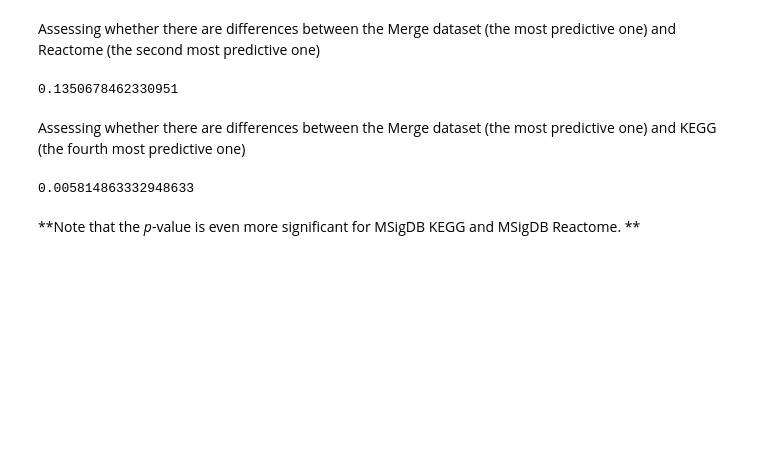
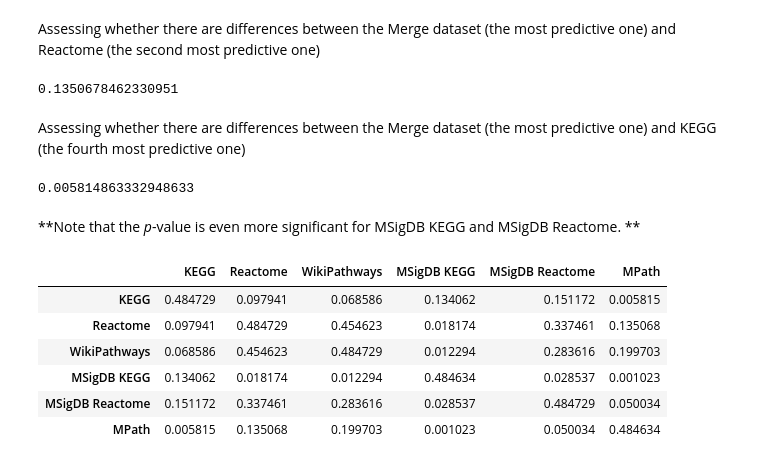
Before and after one commit to pathwayforte/results, a Jupyter notebook: notebooks/evaluation/Plot Evaluation of Subtype Classification.ipynb, the cells around one changed output. Cells and saved outputs as stored; diff of their text form; code cells hidden in the pictures; blank space fills up the shorter version.

```diff
--- a/notebooks/evaluation/Plot Evaluation of Subtype Classification.ipynb
+++ b/notebooks/evaluation/Plot Evaluation of Subtype Classification.ipynb
@@ -166,3 +169,23 @@ p_value
 0.005814863332948633
 # %% [markdown]
 **Note that the *p*-value is even more significant for MSigDB KEGG and MSigDB Reactome. **
+# %%
+pd.DataFrame(
+    [
+        [
+            mannwhitneyu(accuracy_dict[a], accuracy_dict[b])[1] # p-value is second in tuple
+            for a in hue_order
+        ]
+        for b in hue_order
+    ],
+    index=hue_order,
+    columns=hue_order,
+)
+# %% [output]
+|  | KEGG | Reactome | WikiPathways | MSigDB KEGG | MSigDB Reactome | MPath |
+| KEGG | 0.484729 | 0.097941 | 0.068586 | 0.134062 | 0.151172 | 0.005815 |
+| Reactome | 0.097941 | 0.484729 | 0.454623 | 0.018174 | 0.337461 | 0.135068 |
+| WikiPathways | 0.068586 | 0.454623 | 0.484729 | 0.012294 | 0.283616 | 0.199703 |
+| MSigDB KEGG | 0.134062 | 0.018174 | 0.012294 | 0.484634 | 0.028537 | 0.001023 |
+| MSigDB Reactome | 0.151172 | 0.337461 | 0.283616 | 0.028537 | 0.484729 | 0.050034 |
+| MPath | 0.005815 | 0.135068 | 0.199703 | 0.001023 | 0.050034 | 0.484634 |
```
Also changed, not shown: parts of 9 cells of this notebook.
